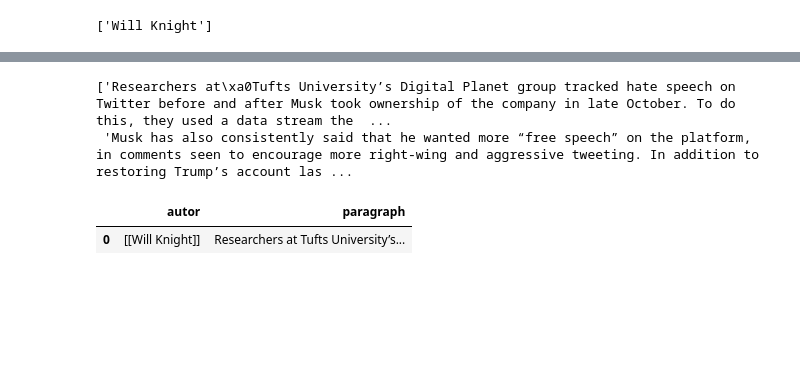
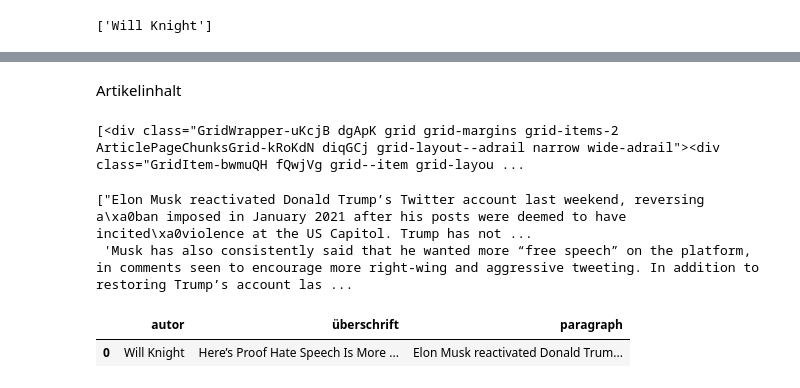
Before and after one commit to nelealyssa/homework-1, a Jupyter notebook: notebooks/01-scraping.ipynb, the cells around one changed output, grey strips where cells are left out. Cells and saved outputs as stored; diff of their text form; code cells hidden in the pictures; blank space fills up the shorter version.

Commit message:
Überschrift hinzugefügt

```diff
--- a/notebooks/01-scraping.ipynb
+++ b/notebooks/01-scraping.ipynb
@@ -67,16 +78,26 @@ print(inhalt_all)
+# %%
+df_überschrift = pd.DataFrame({"überschrift" : Überschrift_text})
+# %% [markdown]
+Artikelinhalt
+# %%
+inhalt_all = soup.find_all('div', {'class': 'GridWrapper-uKcjB dgApK grid grid-margins grid-items-2 ArticlePageChunksGrid-kRoKdN diqGCj grid-layout--adrail narrow wide-adrail'})
+
+print(inhalt_all)
+# %% [output]
+[<div class="GridWrapper-uKcjB dgApK grid grid-margins grid-items-2 ArticlePageChunksGrid-kRoKdN diqGCj grid-layout--adrail narrow wide-adrail"><div class="GridItem-bwmuQH fQwjVg grid--item grid-layou ...
 # %%
 inhalt_text = []
 for i in inhalt_all:
-  inhalt_text.append((i.find('p',{'class': 'paywall'})).text)
+  inhalt_text.append((i.find('div',{'class': 'body__inner-container'})).text)
 inhalt_text
 # %% [output]
-['Researchers at\xa0Tufts University’s Digital Planet group tracked hate speech on Twitter before and after Musk took ownership of the company in late October. To do this, they used a data stream the  ...
+["Elon Musk reactivated Donald Trump’s Twitter account last weekend, reversing a\xa0ban imposed in January 2021 after his posts were deemed to have incited\xa0violence at the US Capitol. Trump has not ...
  'Musk has also consistently said that he wanted more “free speech” on the platform, in comments seen to encourage more right-wing and aggressive tweeting. In addition to restoring Trump’s account las ...
 # %%
-df_Paragraphen = pd.DataFrame({"paragraph" : inhalt_text})
+df_artikelinhalt = pd.DataFrame({"paragraph" : inhalt_text})
 # %%
-df1 = df_autor.join(df_Paragraphen)
+df1 = df_autor.join(df_überschrift).join(df_artikelinhalt)
 df1
 # %% [output]
-|  | autor | paragraph |
-| 0 | [[Will Knight]] | Researchers at Tufts University’s... |
+|  | autor | überschrift | paragraph |
+| 0 | Will Knight | Here’s Proof Hate Speech Is More ... | Elon Musk reactivated Donald Trum... |
```
Also changed, not shown: parts of 6 cells of this notebook.
